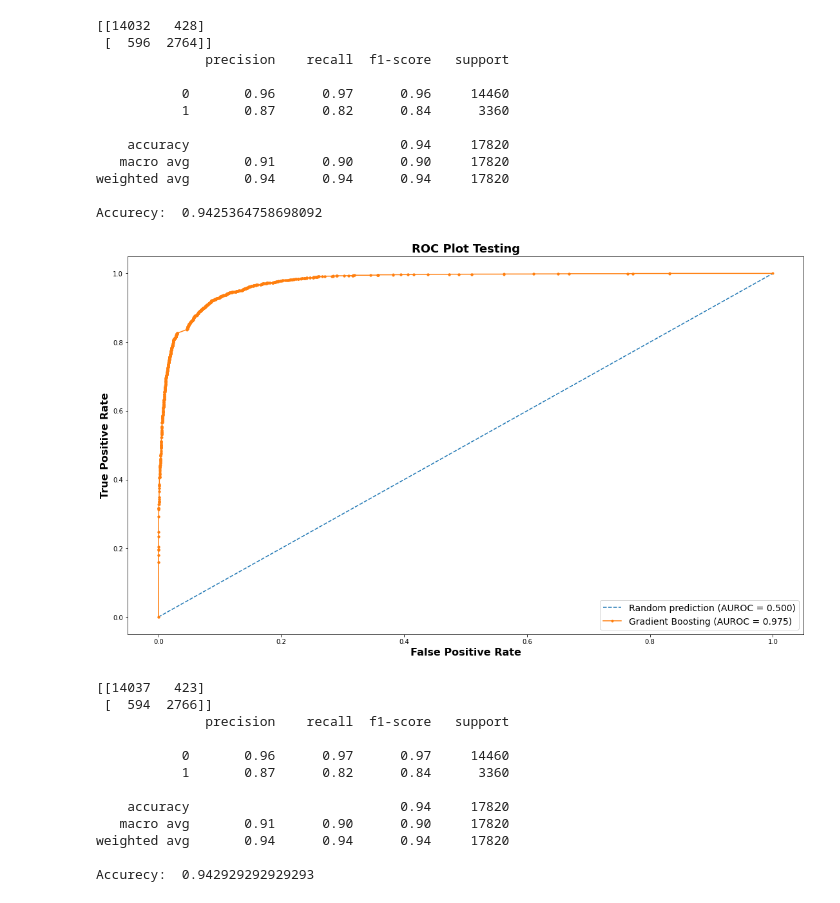
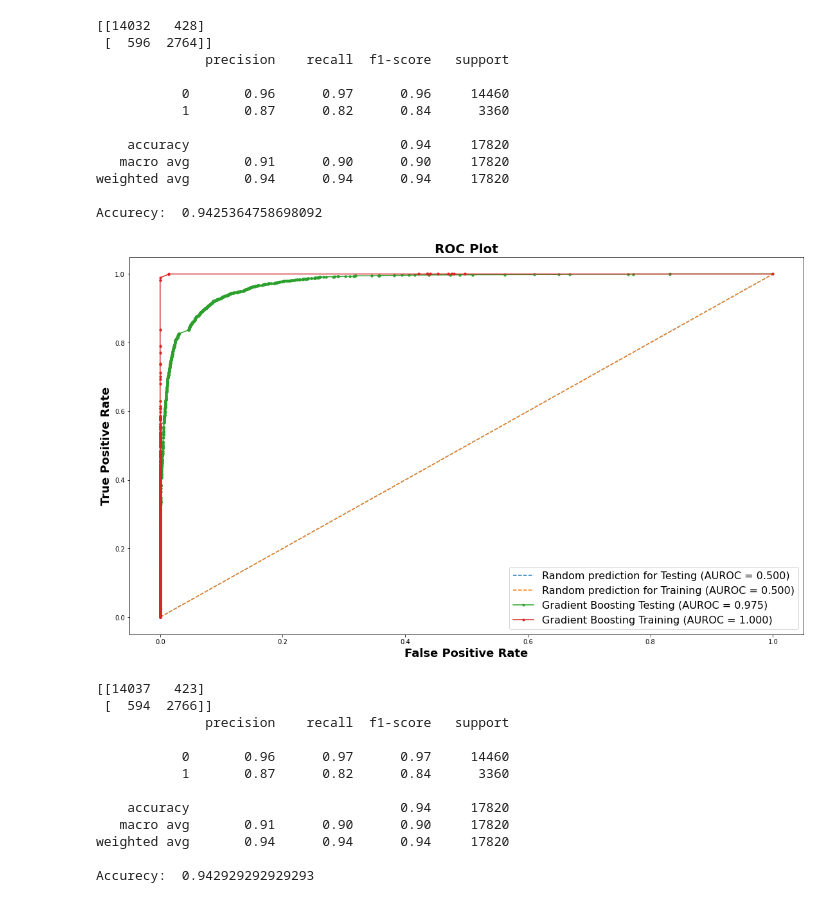
Before and after one commit to RafsanJany-44/Research-NREM-REM, a Jupyter notebook: Roc_for_all.ipynb, the cells around one changed output. Drawn from its saved outputs; the diff is of its cells as text; code cells hidden in the pictures.

```diff
--- a/Roc_for_all.ipynb
+++ b/Roc_for_all.ipynb
@@ -234,15 +314,42 @@ print("Accurecy: ",accuracy_score(y_test, y_pred_test))
 weighted avg       0.94      0.94      0.94     17820
 
 Accurecy:  0.9425364758698092
-# %%
-
-mod=[gb]
-model_name=["Gradient Boosting"]
-
-
-ROC(mod,model_name,X_test,y_test,graph_feat)
-# %% [output]
-[figure, removed]
+# %%
+
+graph_feat={
+    "Title" : "ROC Plot",
+    "Title Size":20,
+    "Title Fontweight":'bold',
+
+    "legend Font Size": 16,
+    "legend Position": "lower right",
+
+    "X axis Label Font Size":18,
+    "X axis Label Fontweight":'bold',
+
+    "Y axis Label Font Size":18,
+    "Y axis Label Fontweight":'bold',
+
+    "Fig Height (inches)":10.8,
+    "Fig Width (inches)":18.8,
+
+    "Fig Saving Name": "ROC_GB_.png",
+    "dpi":100
+
+
+}
+
+
+
+
+
+mod=[gb]
+model_name=["Gradient Boosting"]
+
+
+ROC_tt(mod,model_name,X_train,y_train,X_test,y_test,graph_feat)
+# %% [output]
+[figure, added]
 # %%
 import xgboost as xgb
 xgb =  load_model("/content/drive/MyDrive/MLModel_NREM_REM/XGBClassifier(max_depth=29, n_estimators=4010)")
```
Also changed, not shown: parts of 11 cells of this notebook.
